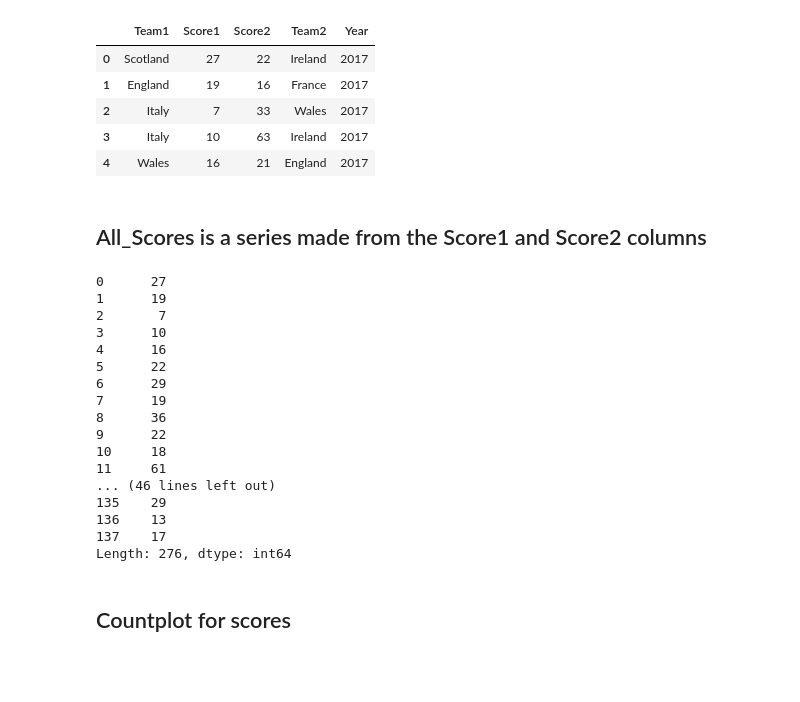
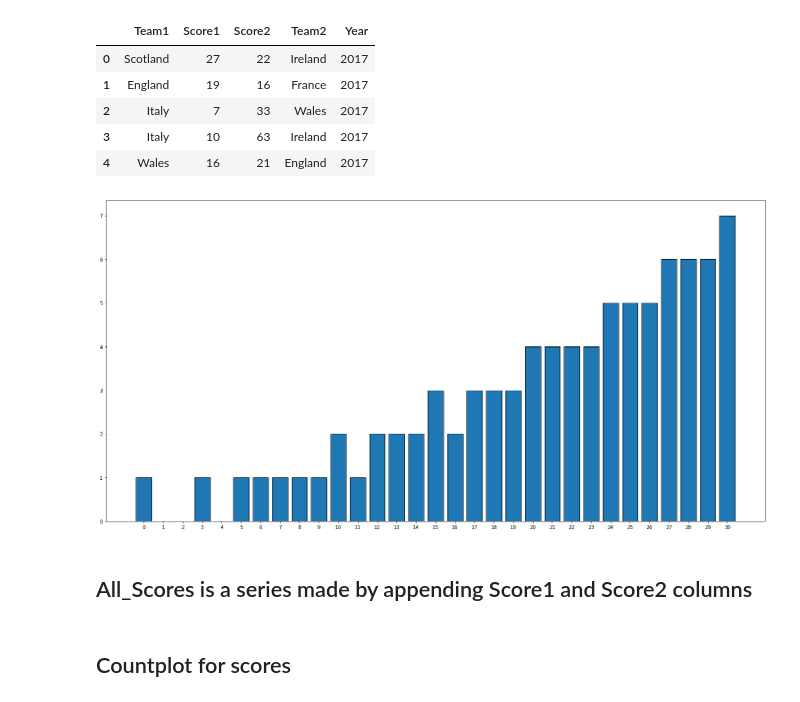
Before and after one commit to BenMcMurtry/RugbyExperiment, a Jupyter notebook: RugbyExperiment.ipynb, the cells around one changed output. Saved outputs shown, nothing was run; the diff lists cells and outputs as text; code cells hidden in the pictures; blank space fills up the shorter version.

```diff
--- a/RugbyExperiment.ipynb
+++ b/RugbyExperiment.ipynb
@@ -19,29 +19,39 @@ rugby.head(5)
 | 2 | Italy | 7 | 33 | Wales | 2017 |
 | 3 | Italy | 10 | 63 | Ireland | 2017 |
 | 4 | Wales | 16 | 21 | England | 2017 |
+# %%
+# Number of ways to reach score n.
+
+# table[i] will store count of solutions for value i.
+table = [0 for i in range(n+1)]
+
+# Base case (If given value is 0)
+table[0] = 1
+
+n = 30
+
+# One by one consider given 3 moves and update the
+# table[] values after the index greater than or equal
+# to the value of the picked move.
+for i in range(3, n+1):
+    table[i] += table[i-3]
+for i in range(5, n+1):
+    table[i] += table[i-5]
+for i in range(7, n+1):
+    table[i] += table[i-7]
+
+
+d={i:x for i,x in enumerate(table)}
+score_countplot = plt.figure(figsize=(24,12))
+plt.bar(range(len(d)), list(d.values()), align='center')
+plt.xticks(range(len(d)), list(d.keys()))
+plt.show()
+# %% [output]
+[figure, added]
 # %% [markdown]
-## All_Scores is a series made from the Score1 and Score2 columns
+## All_Scores is a series made by appending Score1 and Score2 columns
 # %%
 All_Scores = rugby['Score1'].append(rugby['Score2'])
-All_Scores
-# %% [output]
-0      27
-1      19
-2       7
-3      10
-4      16
-5      22
-6      29
-7      19
-8      36
-9      22
-10     18
-11     61
-... (46 lines left out)
-135    29
-136    13
-137    17
-Length: 276, dtype: int64
 # %% [markdown]
 ## Countplot for scores
 # %%
```
Also changed, not shown: parts of 1 cell of this notebook.
